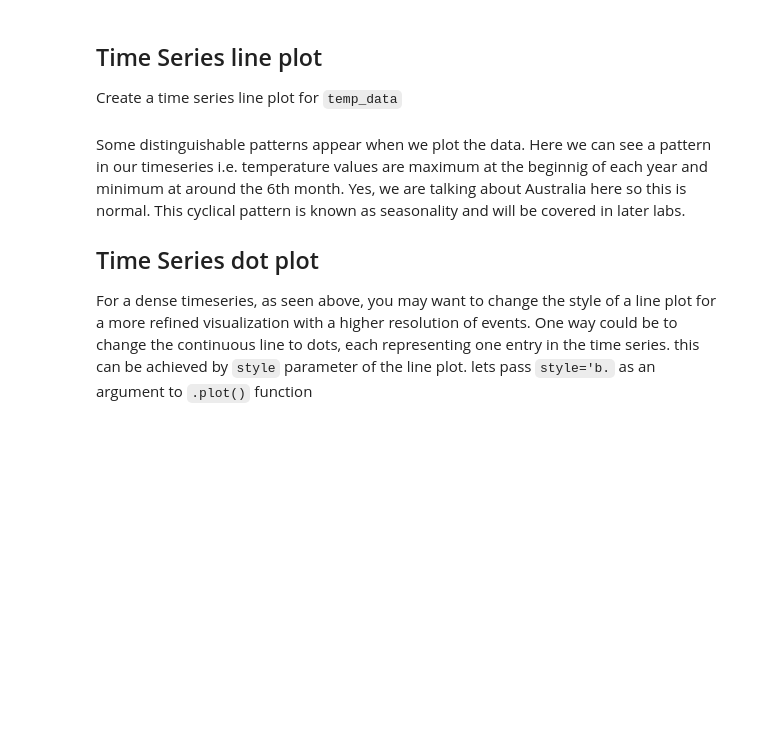
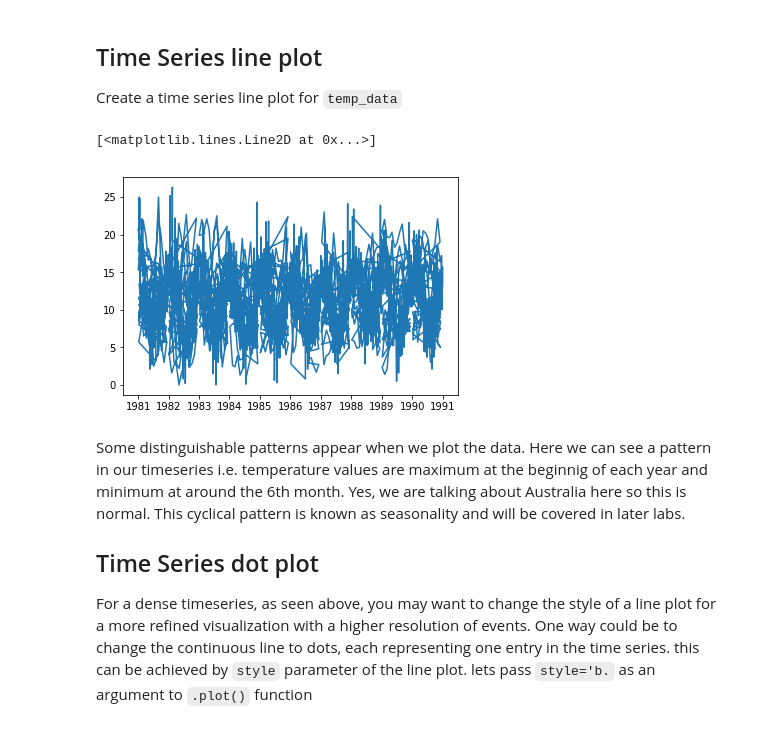
Before and after one commit to colemiller94/dsc-3-25-04-visualizing-time-series-data-lab-nyc-ds-career-012819, a Jupyter notebook: index.ipynb, the cells around one changed output. Saved outputs shown, nothing was run; the diff lists cells and outputs as text; code cells hidden in the pictures; blank space fills up the shorter version.

```diff
--- a/index.ipynb
+++ b/index.ipynb
@@ -51,7 +51,10 @@ memory usage: 57.0 KB
 Create a time series line plot for `temp_data`
 # %%
 # Draw a line plot using temp_data
-plt.plot()
+plt.plot(temp_data)
+# %% [output]
+[<matplotlib.lines.Line2D at 0x...>]
+[figure, added]
 # %% [markdown]
 Some distinguishable patterns appear when we plot the data. Here we can see a pattern in our timeseries i.e. temperature values are maximum at the beginnig of each year and minimum at around the 6th month. Yes, we are talking about Australia here so this is normal. This cyclical pattern is known as seasonality and will be covered in later labs.
 
```
